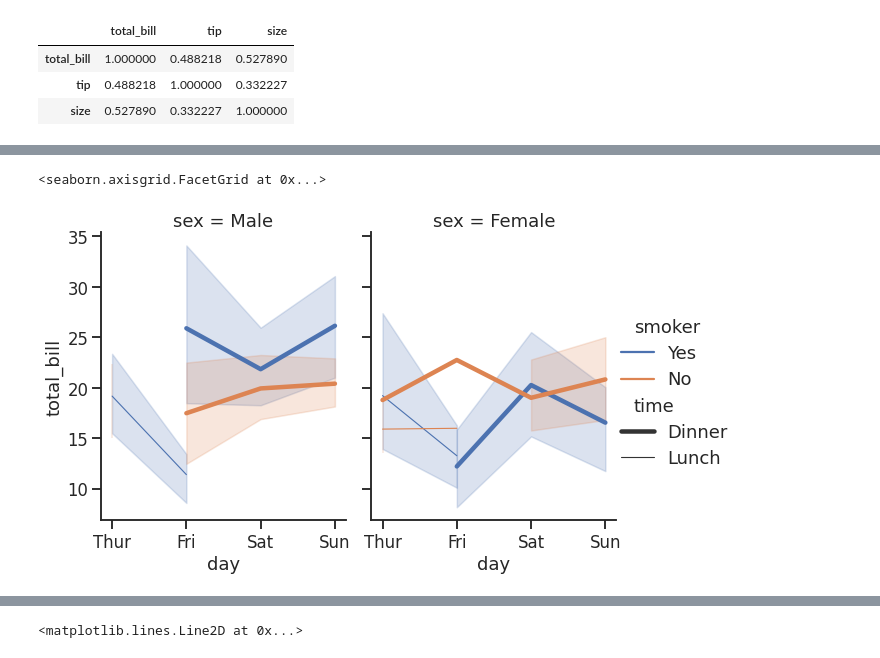
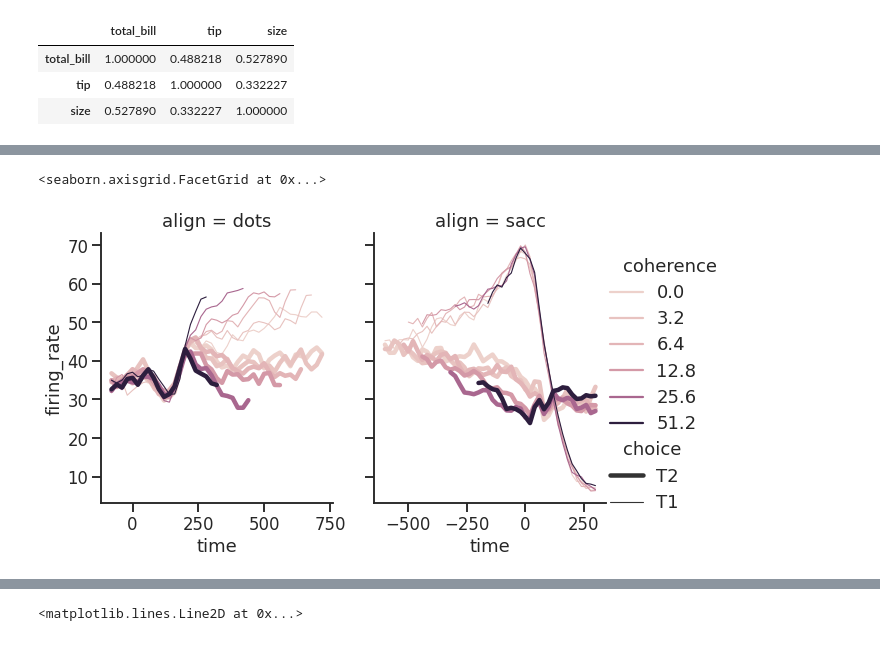
Before and after one commit to Jake0925/Seaborn, a Jupyter notebook: SeabornAll.ipynb, the cells around one changed output, grey strips where cells are left out. Cells and saved outputs as stored; diff of their text form; code cells hidden in the pictures.

```diff
--- a/SeabornAll.ipynb
+++ b/SeabornAll.ipynb
@@ -12,7 +12,10 @@ titatic = sns.load_dataset('titanic')
 diamonds = sns.load_dataset('diamonds')
 penguins = sns.load_dataset("penguins")
 excercise = sns.load_dataset("exercise")
+iris = sns.load_dataset('iris')
 tips= sns.load_dataset('tips')
+anscombe = sns.load_dataset("anscombe")
+dots = sns.load_dataset('dots')
 # %%
 tips.head()
 # %% [output]
@@ -102,9 +105,9 @@ sns.swarmplot(data=tips, x='day', y = 'total_bill', hue='smoker',
 # %%
-sns.relplot(data=tips, x='day', y = 'total_bill', hue = 'smoker', kind ='line',
-            col='sex',
-            size='time', size_order=["Dinner", "Lunch"],
+sns.relplot(data=dots, x='time', y = 'firing_rate', hue = 'coherence', kind ='line',
+            col='align',
+            size='choice', size_order=["T2", "T1"],
             legend='full',
-            height=5, aspect=.8, facet_kws=dict(sharex=False))
+            height=5, aspect=.8, facet_kws=dict(sharex=False)) # facet_kws=dict(sharex=False)- x축 범위를 값의 시작부터 끝의 값까지만 표시
 # %% [output]
 <seaborn.axisgrid.FacetGrid at 0x...>
-[figure, old version]
+[figure, new version]
```
Also changed, not shown: parts of 41 cells of this notebook.
